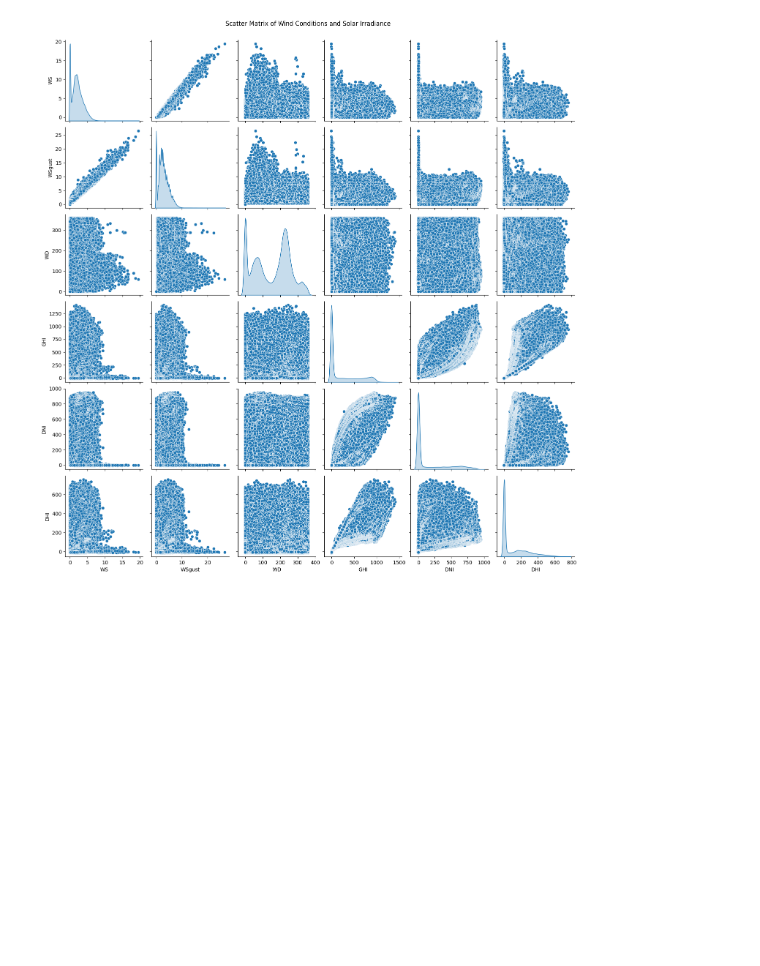
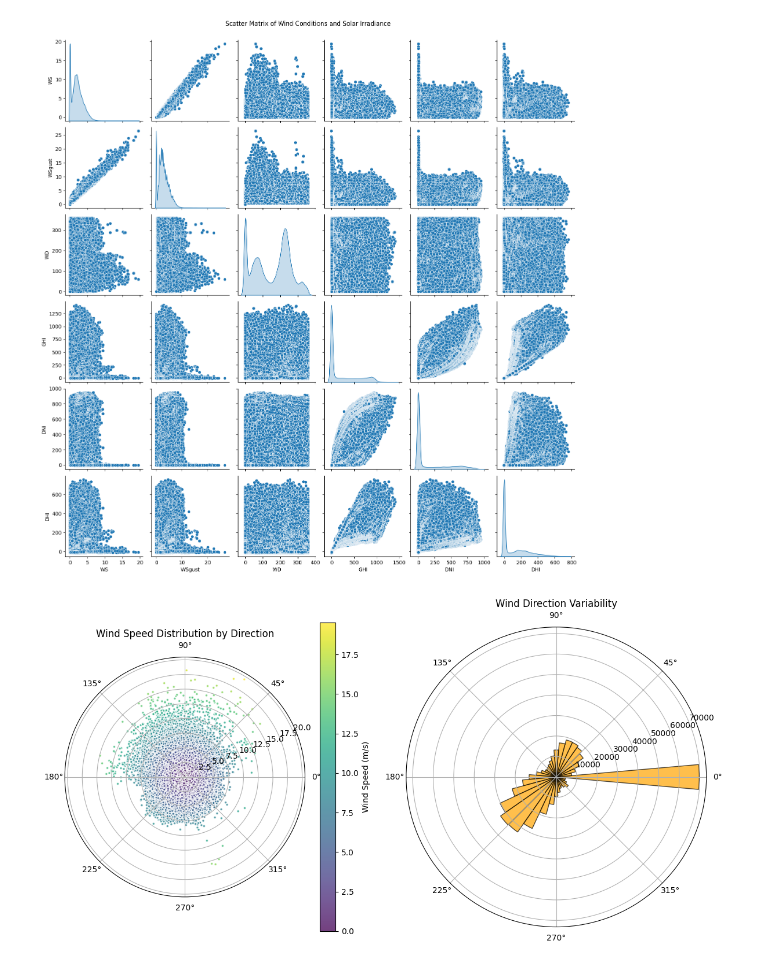
Before and after one commit to Ethel-Star/W01Test01Eth, a Jupyter notebook: notebooks/EtEDA.ipynb, the cells around one changed output. Drawn from its saved outputs; the diff is of its cells as text; code cells hidden in the pictures; blank space fills up the shorter version.

```diff
--- a/notebooks/EtEDA.ipynb
+++ b/notebooks/EtEDA.ipynb
@@ -229,3 +229,22 @@ Timestamp
 2021-08-09 00:05:00   26.4   26.3       NaN      False
 [figure]
 [figure]
+# %%
+# Wind Analysis: Use Polar plots
+wind_direction = dt_ben['WD']
+wind_speed = dt_ben['WS']
+wind_direction_rad = num.deg2rad(wind_direction)
+plo.figure(figsize=(12, 6))
+ax1 = plo.subplot(121, projection='polar')
+sc = ax1.scatter(wind_direction_rad, wind_speed, c=wind_speed, cmap='viridis', s=10, alpha=0.75, edgecolors='w')
+ax1.set_title('Wind Speed Distribution by Direction')
+plo.colorbar(sc, ax=ax1, label='Wind Speed (m/s)')
+hist, bins = num.histogram(wind_direction_rad, bins=36, range=(0, 2 * num.pi))
+width = num.diff(bins)
+ax2 = plo.subplot(122, projection='polar')
+bars = ax2.bar(bins[:-1], hist, width=width, align='center', alpha=0.7, color='orange', edgecolor='black')
+ax2.set_title('Wind Direction Variability')
+plo.tight_layout()
+plo.show()
+# %% [output]
+[figure, added]
```
Also changed, not shown: parts of 1 cell of this notebook.
